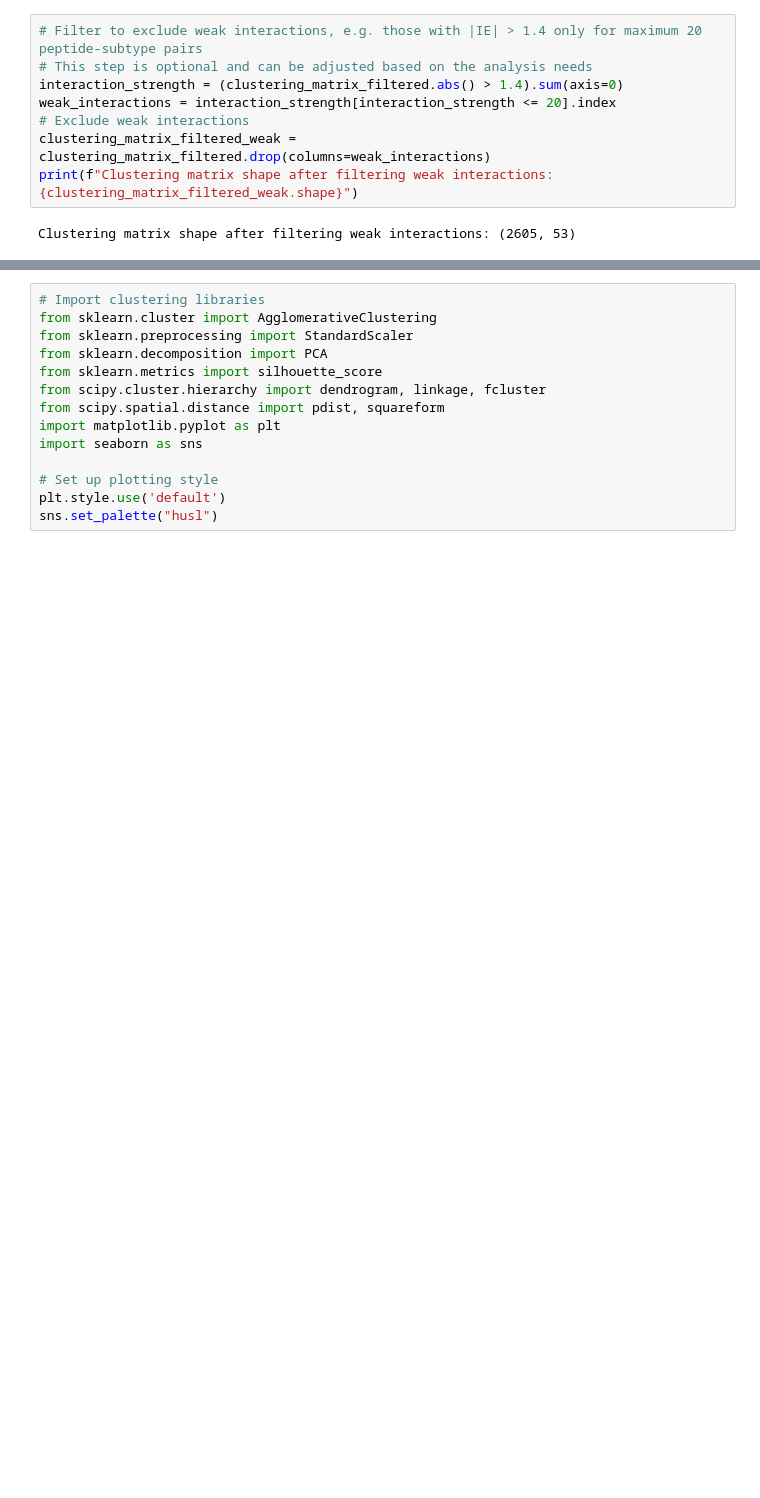
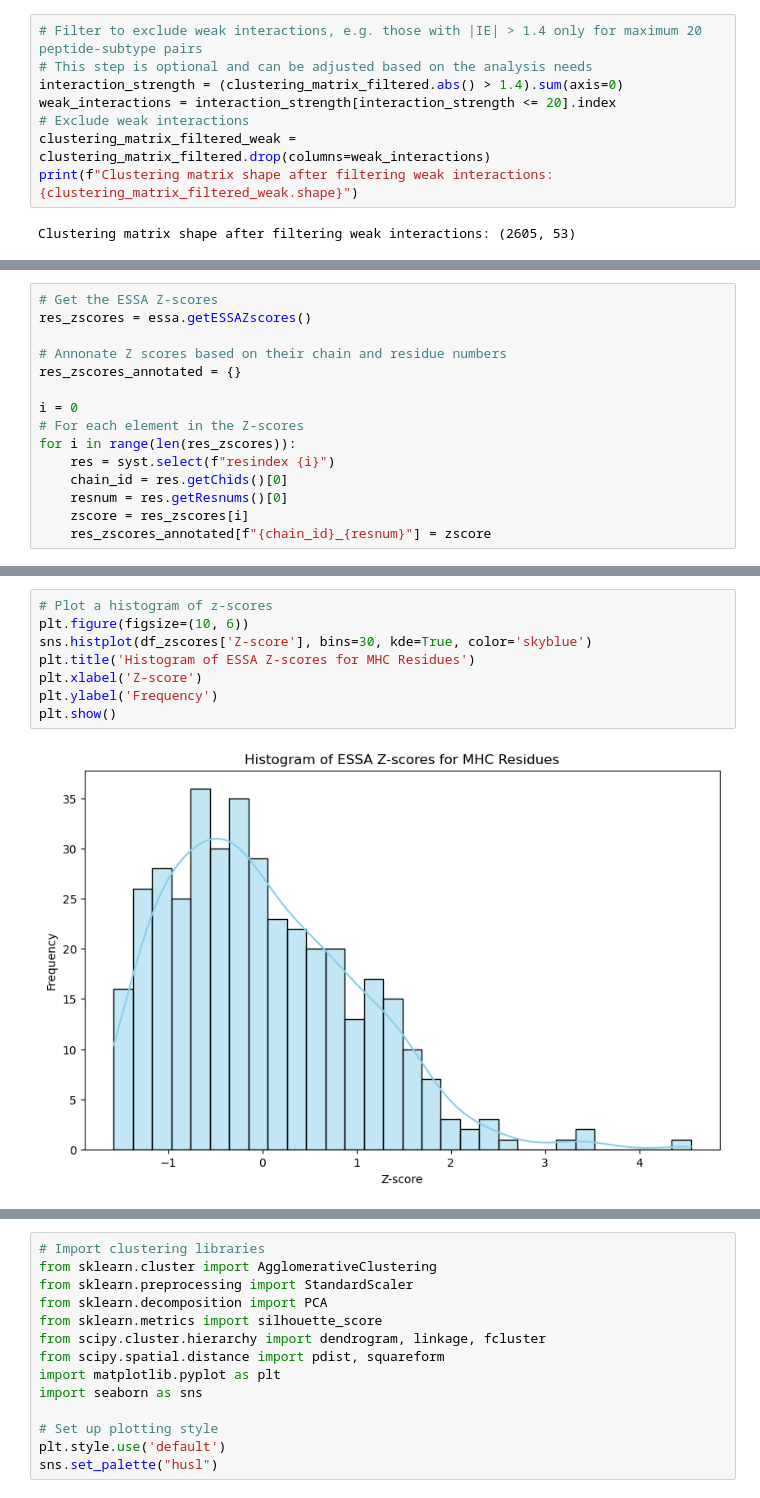
Before and after one commit to costbio/pepmod_mhc_dynamics, a Jupyter notebook: env_grinn_clusterIE.ipynb, the cells around one changed output, grey strips where cells are left out. Cells and saved outputs as stored; diff of their text form; blank space fills up the shorter version.

```diff
--- a/env_grinn_clusterIE.ipynb
+++ b/env_grinn_clusterIE.ipynb
@@ -186,0 +212,15 @@ Clustering matrix shape after filtering weak interactions: (2605, 53)
+# %%
+# Get the ESSA Z-scores
+res_zscores = essa.getESSAZscores()
+
+# Annonate Z scores based on their chain and residue numbers
+res_zscores_annotated = {}
+
+i = 0
+# For each element in the Z-scores
+for i in range(len(res_zscores)):
+    res = syst.select(f"resindex {i}")
+    chain_id = res.getChids()[0]
+    resnum = res.getResnums()[0]
+    zscore = res_zscores[i]
+    res_zscores_annotated[f"{chain_id}_{resnum}"] = zscore
@@ -186,0 +242,10 @@ Clustering matrix shape after filtering weak interactions: (2605, 53)
+# %%
+# Plot a histogram of z-scores
+plt.figure(figsize=(10, 6))
+sns.histplot(df_zscores['Z-score'], bins=30, kde=True, color='skyblue')
+plt.title('Histogram of ESSA Z-scores for MHC Residues')
+plt.xlabel('Z-score')
+plt.ylabel('Frequency')
+plt.show()
+# %% [output]
+[figure, added]
```
Also changed, not shown: parts of 18 cells of this notebook.
